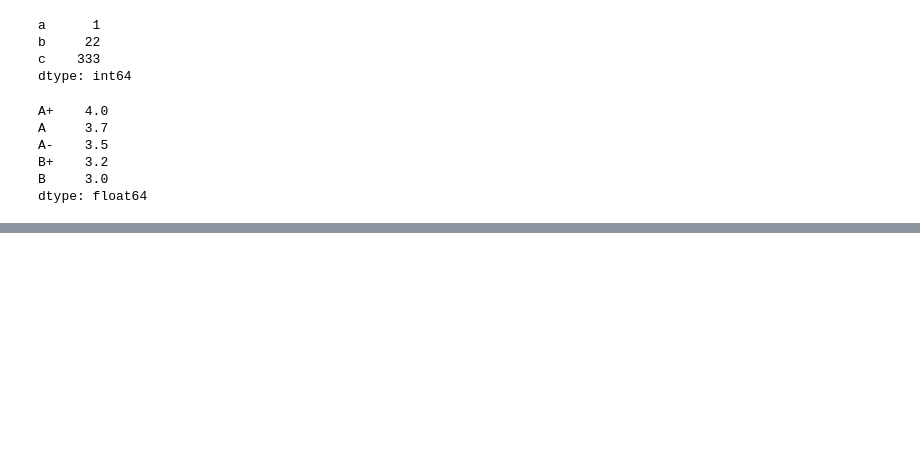
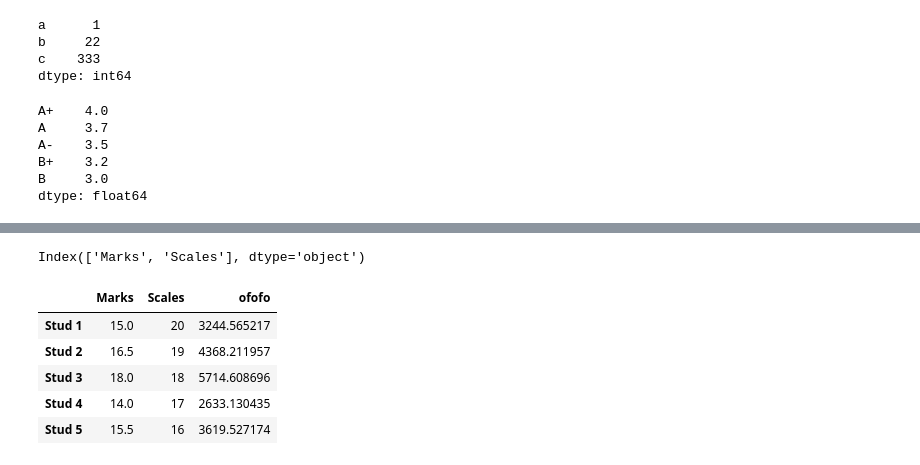
Before and after one commit to mirpouya/Basics-of-ML, a Jupyter notebook: Basics_of_Pandas.ipynb, the cells around one changed output, grey strips where cells are left out. Drawn from its saved outputs; the diff is of its cells as text; code cells hidden in the pictures; blank space fills up the shorter version.

```diff
--- a/Basics_of_Pandas.ipynb
+++ b/Basics_of_Pandas.ipynb
@@ -62,0 +65,5 @@ dtype: float64
+# %%
+scores = {"Stud 1":20, "Stud 2":19, "Stud 3":18, "Stud 4":17, "Stud 5":16}
+students_grades = {"Stud 1":15, "Stud 2": 16.5, "Stud 3": 18, "Stud 4": 14, "Stud 5":15.5}
+
+grades_df = pd.DataFrame({"Marks":students_grades, "Scales":scores})
@@ -62,0 +79,16 @@ dtype: float64
+# %%
+grades_df.columns
+# %% [output]
+Index(['Marks', 'Scales'], dtype='object')
+# %%
+# adding a new column using other columns
+
+grades_df["ofofo"] = grades_df["Marks"]**3 - grades_df["Scales"]*15/2.3
+grades_df
+# %% [output]
+|  | Marks | Scales | ofofo |
+| Stud 1 | 15.0 | 20 | 3244.565217 |
+| Stud 2 | 16.5 | 19 | 4368.211957 |
+| Stud 3 | 18.0 | 18 | 5714.608696 |
+| Stud 4 | 14.0 | 17 | 2633.130435 |
+| Stud 5 | 15.5 | 16 | 3619.527174 |
```
Also changed, not shown: parts of 16 cells of this notebook.
